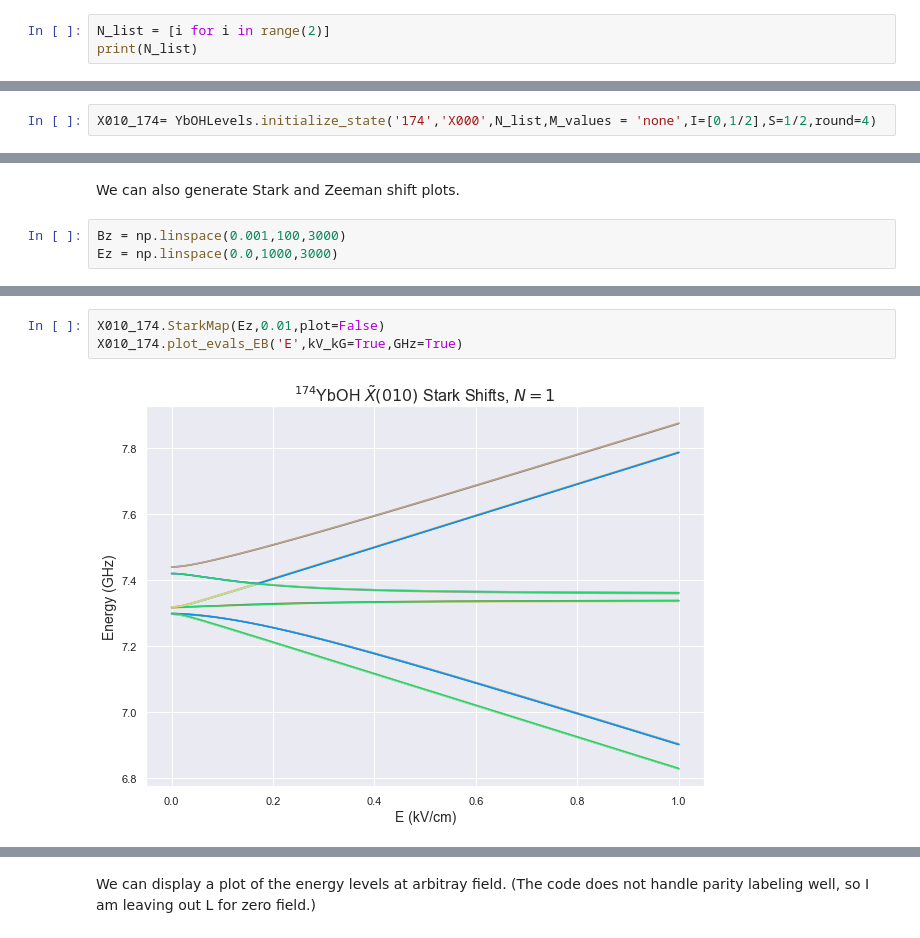
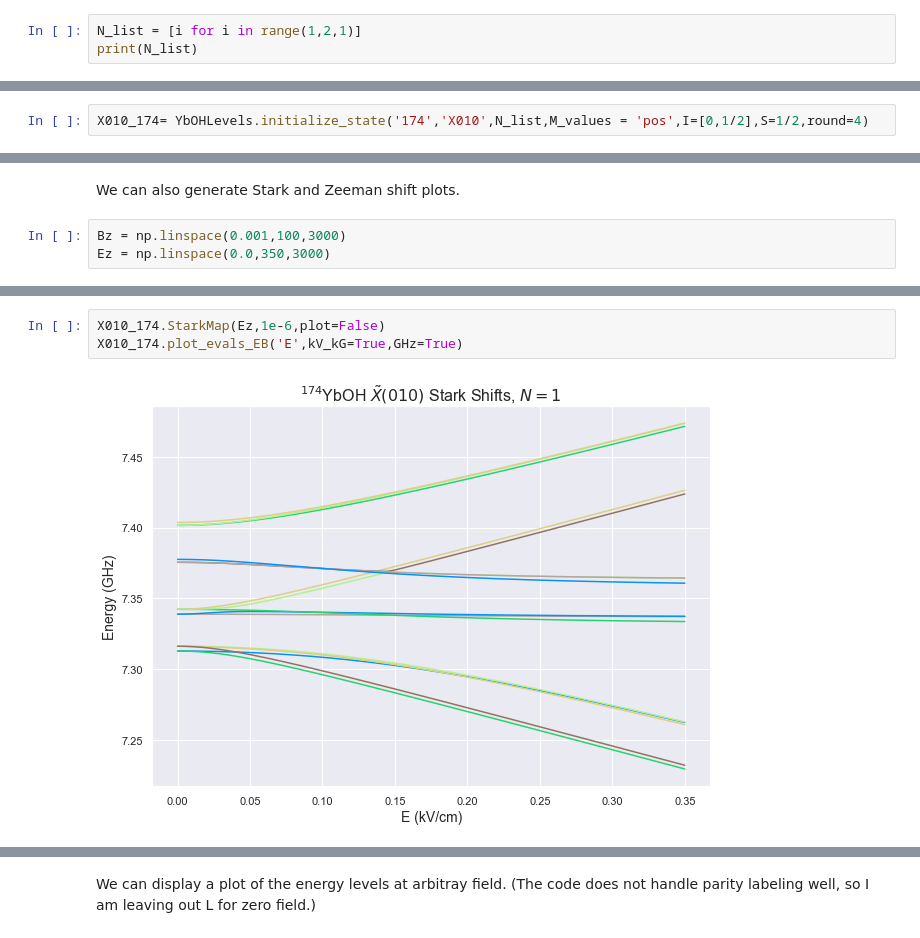
Before and after one commit to munozariasjm/Molecule-Structure, a Jupyter notebook: YbOH_Calcs_Tutorial.ipynb, the cells around one changed output, grey strips where cells are left out. Drawn from its saved outputs; the diff is of its cells as text.

```diff
--- a/YbOH_Calcs_Tutorial.ipynb
+++ b/YbOH_Calcs_Tutorial.ipynb
@@ -25,6 +26,6 @@ I = Array of nuclear spins, $[I_Yb, I_H]$. Default is $[0,1/2]$.
 S = Electronic spin. Default is 1/2
 round = how many digits after decimal to round results
 # %%
-N_list = [i for i in range(2)]
+N_list = [i for i in range(1,2,1)]
 print(N_list)
 # %% [output]
@@ -32,2 +33,2 @@ print(N_list)
 # %%
-X010_174= YbOHLevels.initialize_state('174','X000',N_list,M_values = 'none',I=[0,1/2],S=1/2,round=4)
+X010_174= YbOHLevels.initialize_state('174','X010',N_list,M_values = 'pos',I=[0,1/2],S=1/2,round=4)
@@ -116,4 +107,4 @@ E = 7295.719141704224 MHz
 We can also generate Stark and Zeeman shift plots.
 # %%
 Bz = np.linspace(0.001,100,3000)
-Ez = np.linspace(0.0,1000,3000)
+Ez = np.linspace(0.0,350,3000)
@@ -136,8 +125,8 @@ plt.title(r'$^{174}$YbOH $\tilde{X}(010)$ Magnetization, $N=1$',fontsize=16);
 # %%
-X010_174.StarkMap(Ez,0.01,plot=False)
+X010_174.StarkMap(Ez,1e-6,plot=False)
 X010_174.plot_evals_EB('E',kV_kG=True,GHz=True)
 # %% [output]
-[figure, old version]
+[figure, new version]
 # %%
 plt.figure(figsize=(10,7))
 for (i,trace) in enumerate(X010_174.evals_E.T):
```
Also changed, not shown: parts of 36 cells of this notebook, 11 other files.
